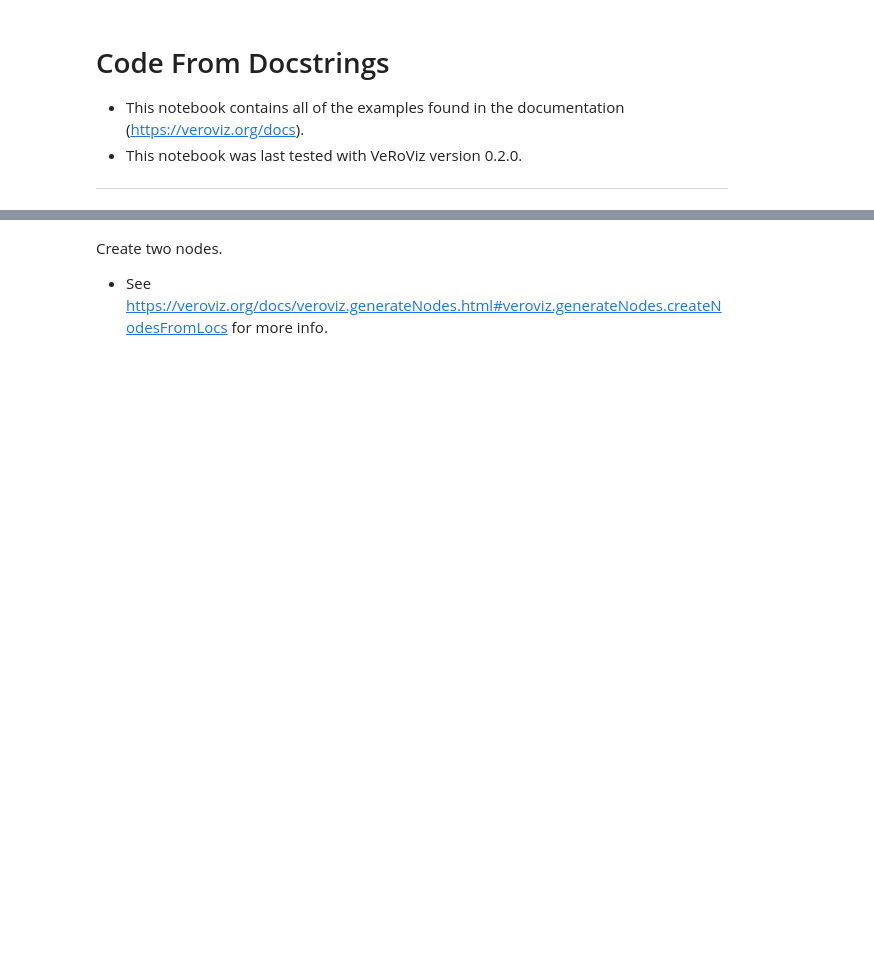
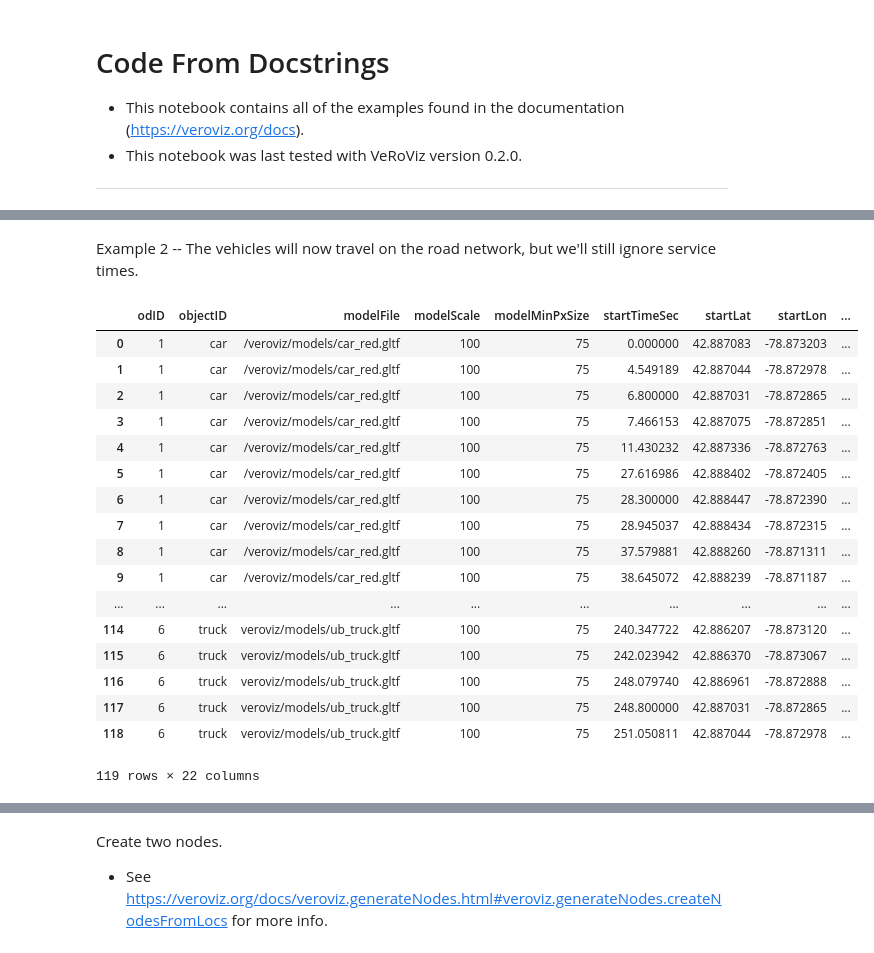
Before and after one commit to optimatorlab/veroviz, a Jupyter notebook: examples/function_examples.ipynb, the cells around one changed output, grey strips where cells are left out. Cells and saved outputs as stored; diff of their text form; code cells hidden in the pictures; blank space fills up the shorter version.

```diff
--- a/examples/function_examples.ipynb
+++ b/examples/function_examples.ipynb
@@ -21,0 +79,7 @@ This module includes the following function:
+# %%
+# The following examples assume the use of ORS as the data provider.
+# If you have saved your API key as an environment variable, you may use `os.environ` to access it:
+import os
+ORS_API_KEY = os.environ['ORSKEY']
+# Otherwise, you may specify your key here:
+# ORS_API_KEY = 'YOUR_ORS_KEY_GOES_HERE'
@@ -21,0 +88,19 @@ This module includes the following function:
+# %%
+# Build the assignments dataframe for the 2 vehicle routes.
+# No service times, Euclidean travel:
+myAssignments = vrv.initDataframe('assignments')
+for v in mySolution:
+    endTimeSec = 0.0
+    for arc in mySolution[v]:
+        [myAssignments, endTimeSec] = vrv.addAssignment2D(
+            initAssignments = myAssignments,
+            objectID        = v,
+            modelFile       = vehicleProperties[v]['model'],
+            startLoc        = list(myNodes[myNodes['id'] == arc[0]][['lat', 'lon']].values[0]),
+            endLoc          = list(myNodes[myNodes['id'] == arc[1]][['lat', 'lon']].values[0]),
+            startTimeSec    = endTimeSec,
+            routeType       = 'euclidean2D',
+            speedMPS        = vrv.convertSpeed(25, 'miles', 'hour', 'meters', 'second'),
+            leafletColor    = vehicleProperties[v]['leafletColor'],
+            cesiumColor     = vehicleProperties[v]['cesiumColor'])
+myAssignments
@@ -21,0 +121,40 @@ This module includes the following function:
+# %% [markdown]
+Example 2 -- The vehicles will now travel on the road network, but we'll still ignore service times.
+# %%
+# No service times, Travel on road network:
+myAssignments = vrv.initDataframe('assignments')
+for v in mySolution:
+    endTimeSec = 0.0
+    for arc in mySolution[v]:
+        [myAssignments, endTimeSec] = vrv.addAssignment2D(
+            initAssignments  = myAssignments,
+            objectID         = v,
+            modelFile        = vehicleProperties[v]['model'],
+            startLoc         = list(myNodes[myNodes['id'] == arc[0]][['lat', 'lon']].values[0]),
+            endLoc           = list(myNodes[myNodes['id'] == arc[1]][['lat', 'lon']].values[0]),
+            startTimeSec     = endTimeSec,
+            leafletColor     = vehicleProperties[v]['leafletColor'],
+            cesiumColor      = vehicleProperties[v]['cesiumColor'],
+            routeType        = 'fastest',
+            dataProvider     = 'ORS-online',
+            dataProviderArgs = {'APIkey': ORS_API_KEY})
+myAssignments
+# %% [output]
+|  | odID | objectID | modelFile | modelScale | modelMinPxSize | startTimeSec | startLat | startLon | ... |
+| 0 | 1 | car | /veroviz/models/car_red.gltf | 100 | 75 | 0.000000 | 42.887083 | -78.873203 | ... |
+| 1 | 1 | car | /veroviz/models/car_red.gltf | 100 | 75 | 4.549189 | 42.887044 | -78.872978 | ... |
+| 2 | 1 | car | /veroviz/models/car_red.gltf | 100 | 75 | 6.800000 | 42.887031 | -78.872865 | ... |
+| 3 | 1 | car | /veroviz/models/car_red.gltf | 100 | 75 | 7.466153 | 42.887075 | -78.872851 | ... |
+| 4 | 1 | car | /veroviz/models/car_red.gltf | 100 | 75 | 11.430232 | 42.887336 | -78.872763 | ... |
+| 5 | 1 | car | /veroviz/models/car_red.gltf | 100 | 75 | 27.616986 | 42.888402 | -78.872405 | ... |
+| 6 | 1 | car | /veroviz/models/car_red.gltf | 100 | 75 | 28.300000 | 42.888447 | -78.872390 | ... |
+| 7 | 1 | car | /veroviz/models/car_red.gltf | 100 | 75 | 28.945037 | 42.888434 | -78.872315 | ... |
+| 8 | 1 | car | /veroviz/models/car_red.gltf | 100 | 75 | 37.579881 | 42.888260 | -78.871311 | ... |
+| 9 | 1 | car | /veroviz/models/car_red.gltf | 100 | 75 | 38.645072 | 42.888239 | -78.871187 | ... |
+| ... | ... | ... | ... | ... | ... | ... | ... | ... | ... |
+| 114 | 6 | truck | veroviz/models/ub_truck.gltf | 100 | 75 | 240.347722 | 42.886207 | -78.873120 | ... |
+| 115 | 6 | truck | veroviz/models/ub_truck.gltf | 100 | 75 | 242.023942 | 42.886370 | -78.873067 | ... |
+| 116 | 6 | truck | veroviz/models/ub_truck.gltf | 100 | 75 | 248.079740 | 42.886961 | -78.872888 | ... |
+| 117 | 6 | truck | veroviz/models/ub_truck.gltf | 100 | 75 | 248.800000 | 42.887031 | -78.872865 | ... |
+| 118 | 6 | truck | veroviz/models/ub_truck.gltf | 100 | 75 | 251.050811 | 42.887044 | -78.872978 | ... |
+119 rows × 22 columns
```
Also changed, not shown: parts of 112 cells of this notebook, 8 other files.
